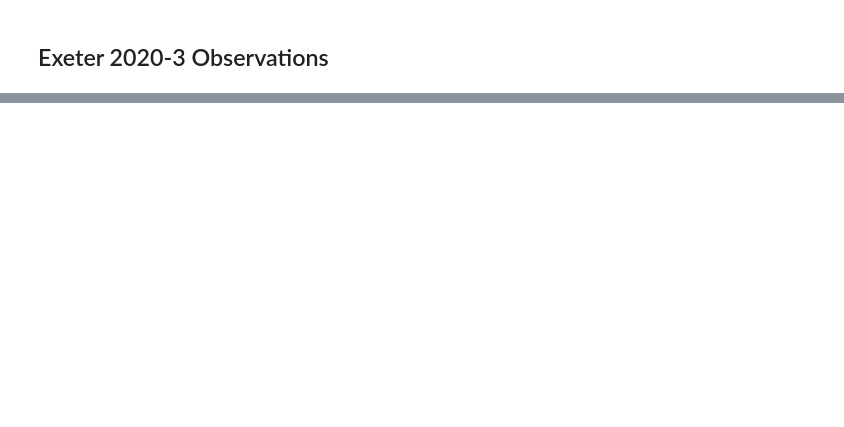
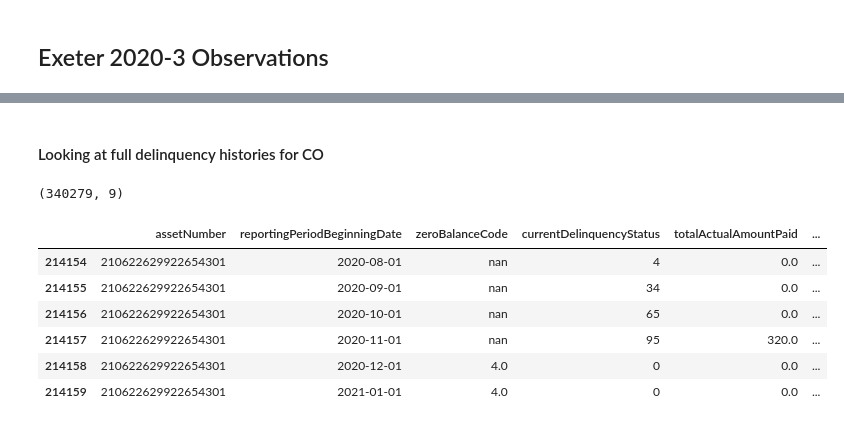
Before and after one commit to johnlichtenstein/examine_ABSEE, a Jupyter notebook: exeter20203.ipynb, the cells around one changed output, grey strips where cells are left out. Cells and saved outputs as stored; diff of their text form; code cells hidden in the pictures; blank space fills up the shorter version.

```diff
--- a/exeter20203.ipynb
+++ b/exeter20203.ipynb
@@ -39,0 +127,7 @@ pd.read_sql(qS, con).set_index("zeroBalanceCode")
+# %% [markdown]
+#### Looking at full delinquency histories for CO
+# %%
+delHistR = pd.read_sql(qT.format(final="select * from cohist order by 1, 2"), con)
+delHistR.shape
+# %% [output]
+(340279, 9)
@@ -39,0 +136,11 @@ pd.read_sql(qS, con).set_index("zeroBalanceCode")
+# %%
+i = 0
+delHistR.query("assetNumber == %d" %(exampleL[i])).head(6)
+# %% [output]
+|  | assetNumber | reportingPeriodBeginningDate | zeroBalanceCode | currentDelinquencyStatus | totalActualAmountPaid | ... |
+| 214154 | 210622629922654301 | 2020-08-01 | nan | 4 | 0.0 | ... |
+| 214155 | 210622629922654301 | 2020-09-01 | nan | 34 | 0.0 | ... |
+| 214156 | 210622629922654301 | 2020-10-01 | nan | 65 | 0.0 | ... |
+| 214157 | 210622629922654301 | 2020-11-01 | nan | 95 | 320.0 | ... |
+| 214158 | 210622629922654301 | 2020-12-01 | 4.0 | 0 | 0.0 | ... |
+| 214159 | 210622629922654301 | 2021-01-01 | 4.0 | 0 | 0.0 | ... |
```
Also changed, not shown: parts of 18 cells of this notebook, 2 other files.
